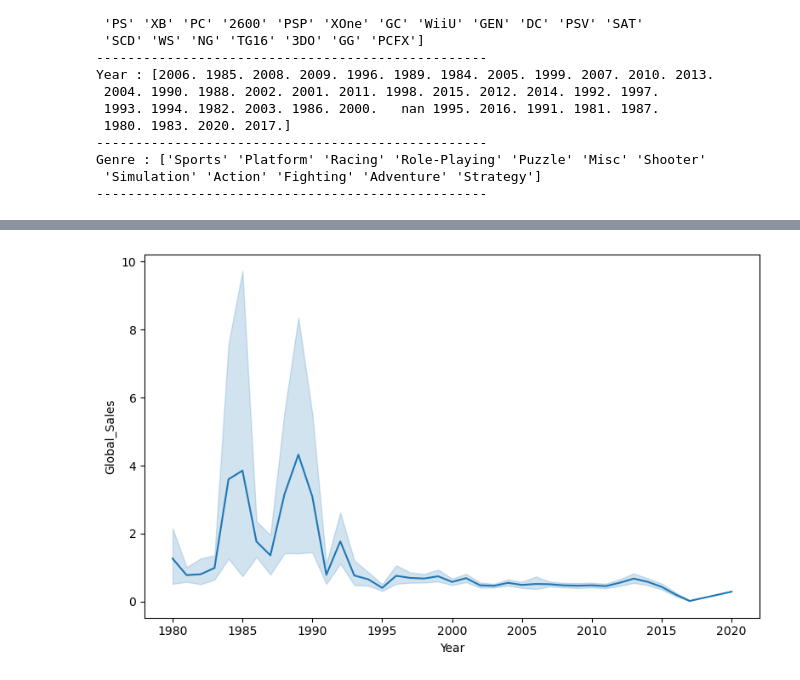
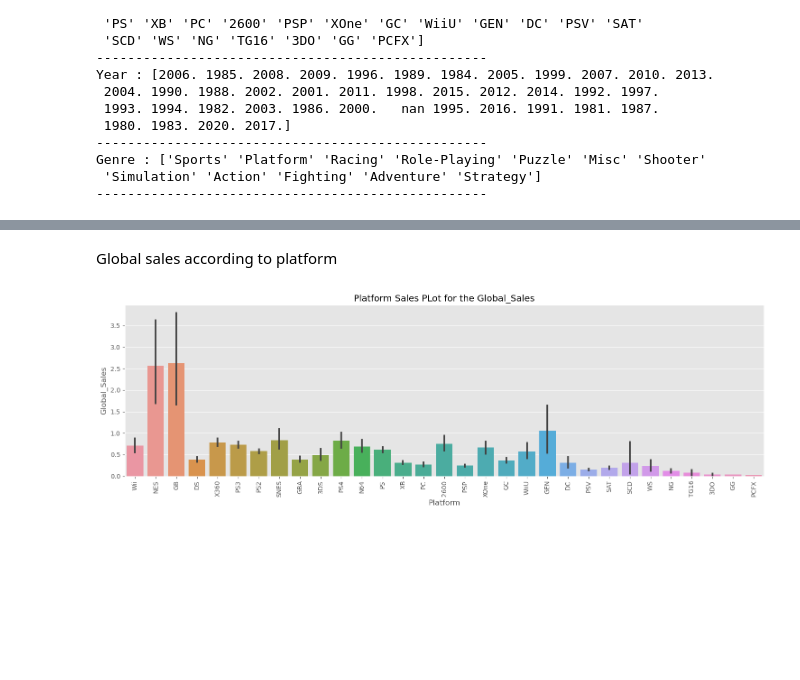
Before and after one commit to Aman-Baruwal/Games_Sales_Analysis, a Jupyter notebook: games_sales.ipynb, the cells around one changed output, grey strips where cells are left out. Cells and saved outputs as stored; diff of their text form; code cells hidden in the pictures; blank space fills up the shorter version.

```diff
--- a/games_sales.ipynb
+++ b/games_sales.ipynb
@@ -5,6 +5,7 @@ import numpy as np
 import pandas as pd
 import matplotlib.pyplot as plt
 import seaborn as sns
+plt.style.use('ggplot')
 
 import warnings
 warnings.filterwarnings('ignore')
@@ -80,0 +100,2 @@ Genre : ['Sports' 'Platform' 'Racing' 'Role-Playing' 'Puzzle' 'Misc' 'Shooter'
+# %%
+df.dropna(inplace=True)
@@ -112,7 +159,10 @@ for i in eda_1:
+# %% [markdown]
+Global sales according to platform
 # %%
-plt.figure(figsize=(8,5))
-sns.lineplot( x = 'Year', y = 'Global_Sales', data = df)
+plt.figure(figsize=(15, 5))
+sns.barplot(x = 'Platform', y = 'Global_Sales', data = df).set_title(f'Platform Sales PLot for the Global_Sales')
+plt.xticks(rotation = 90)
 plt.tight_layout()
 plt.show()
 # %% [output]
-[figure, old version]
+[figure, new version]
```
Also changed, not shown: parts of 16 cells of this notebook, 1 other file.
